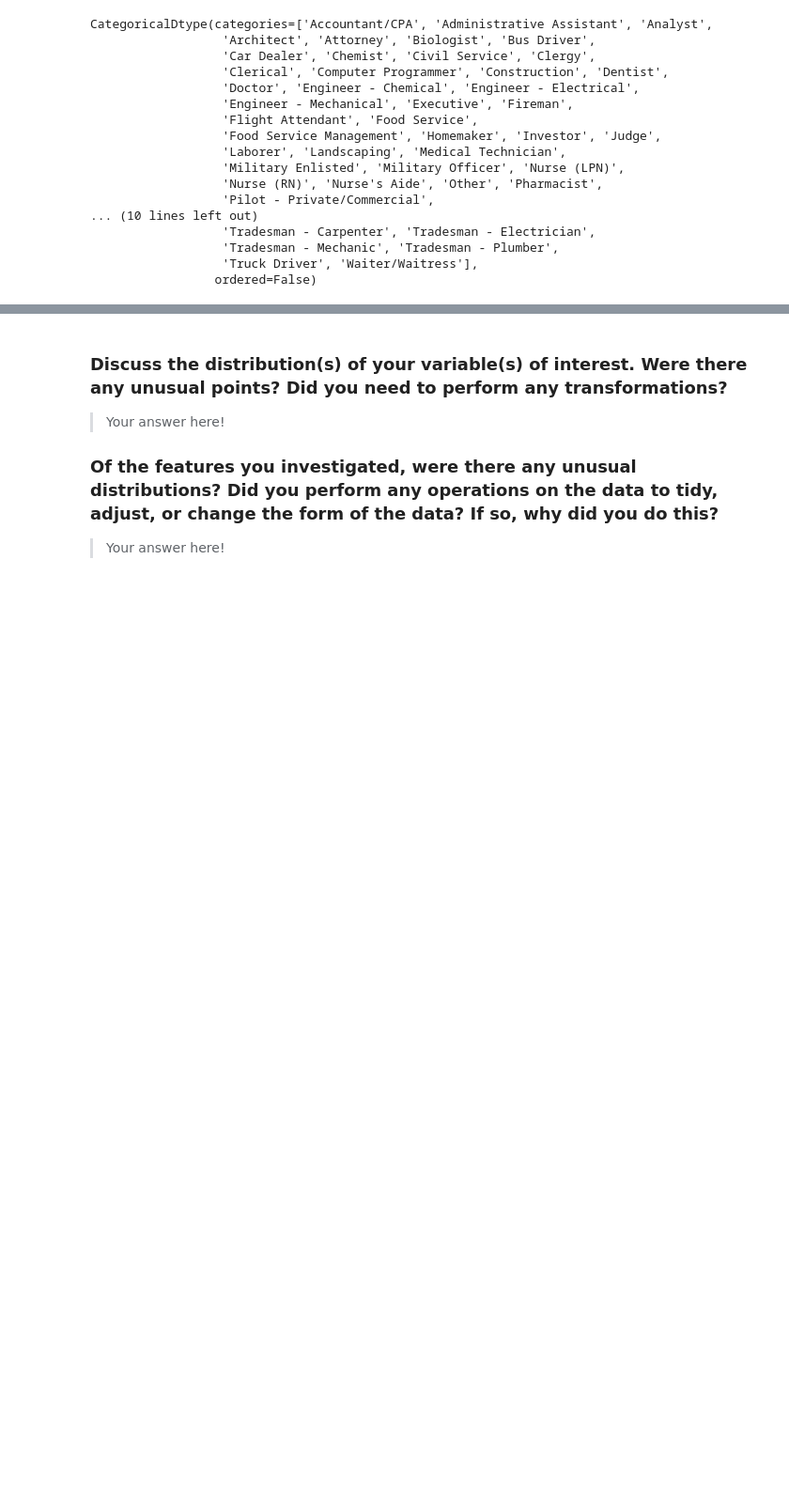
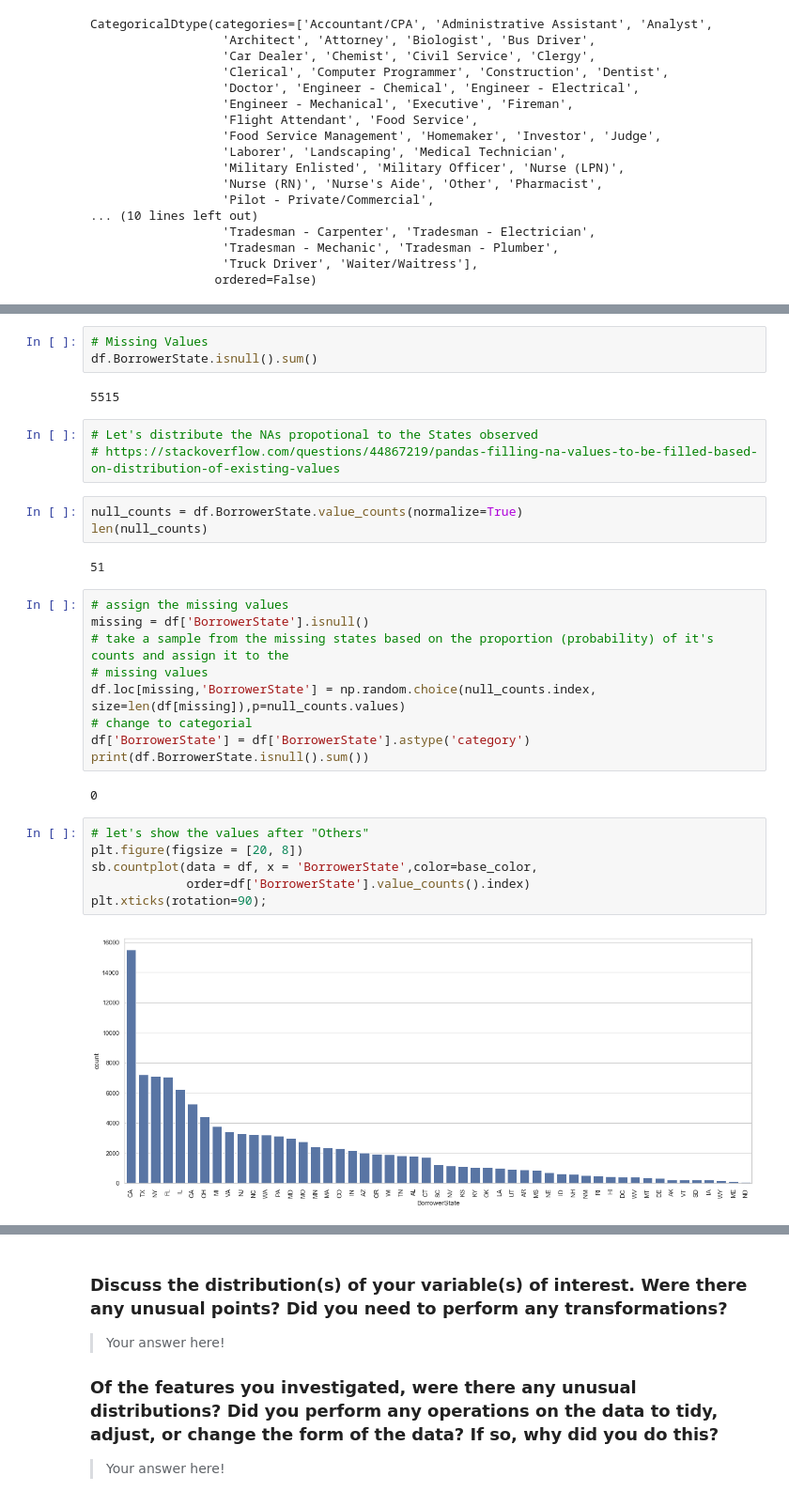
Before and after one commit to moosial/CommunicateDataFindings, a Jupyter notebook: exploration_Prosper_CA.ipynb, the cells around one changed output, grey strips where cells are left out. Shown: that part at 94% size. Drawn from its saved outputs; the diff is of its cells as text; blank space fills up the shorter version.

```diff
--- a/exploration_Prosper_CA.ipynb
+++ b/exploration_Prosper_CA.ipynb
@@ -340,0 +390,32 @@ Name: Occupation, Length: 66, dtype: int64
+# %%
+# Missing Values
+df.BorrowerState.isnull().sum()
+# %% [output]
+5515
+# %%
+# Let's distribute the NAs propotional to the States observed
+# https://stackoverflow.com/questions/44867219/pandas-filling-na-values-to-be-filled-based-on-distribution-of-existing-values
+# %%
+null_counts = df.BorrowerState.value_counts(normalize=True)
+len(null_counts)
+# %% [output]
+51
+# %%
+# assign the missing values
+missing = df['BorrowerState'].isnull()
+# take a sample from the missing states based on the proportion (probability) of it's counts and assign it to the
+# missing values
+df.loc[missing,'BorrowerState'] = np.random.choice(null_counts.index, size=len(df[missing]),p=null_counts.values)
+# change to categorial
+df['BorrowerState'] = df['BorrowerState'].astype('category')
+print(df.BorrowerState.isnull().sum())
+# %% [output]
+0
+# %%
+# let's show the values after "Others"
+plt.figure(figsize = [20, 8])
+sb.countplot(data = df, x = 'BorrowerState',color=base_color,
+             order=df['BorrowerState'].value_counts().index)
+plt.xticks(rotation=90);
+# %% [output]
+[figure, added]
```
Also changed, not shown: parts of 34 cells of this notebook, 2 other files.
